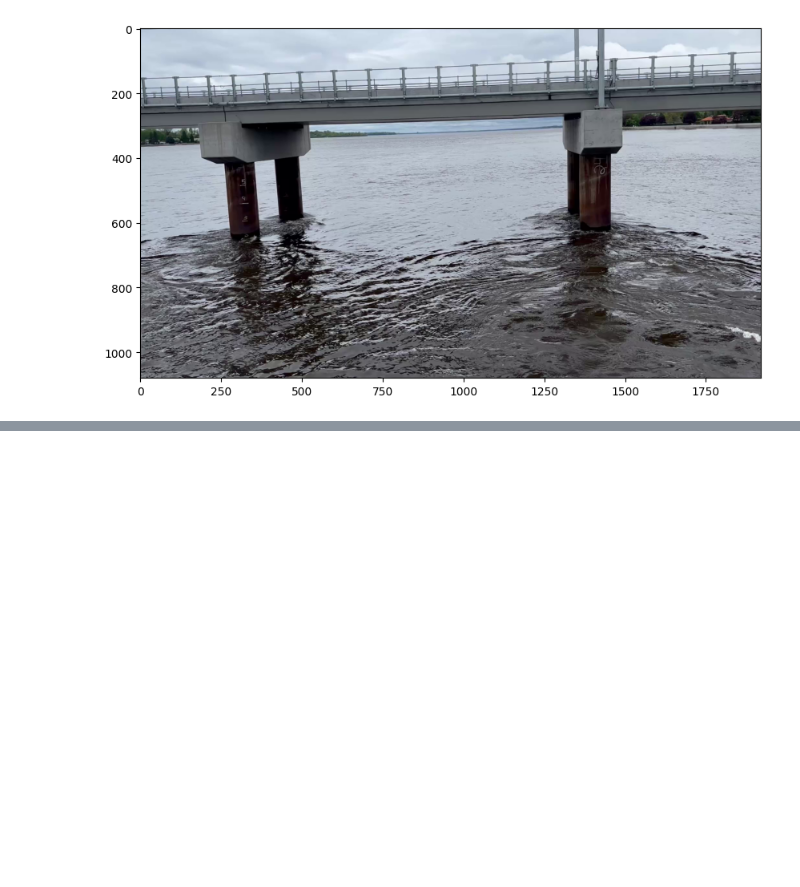
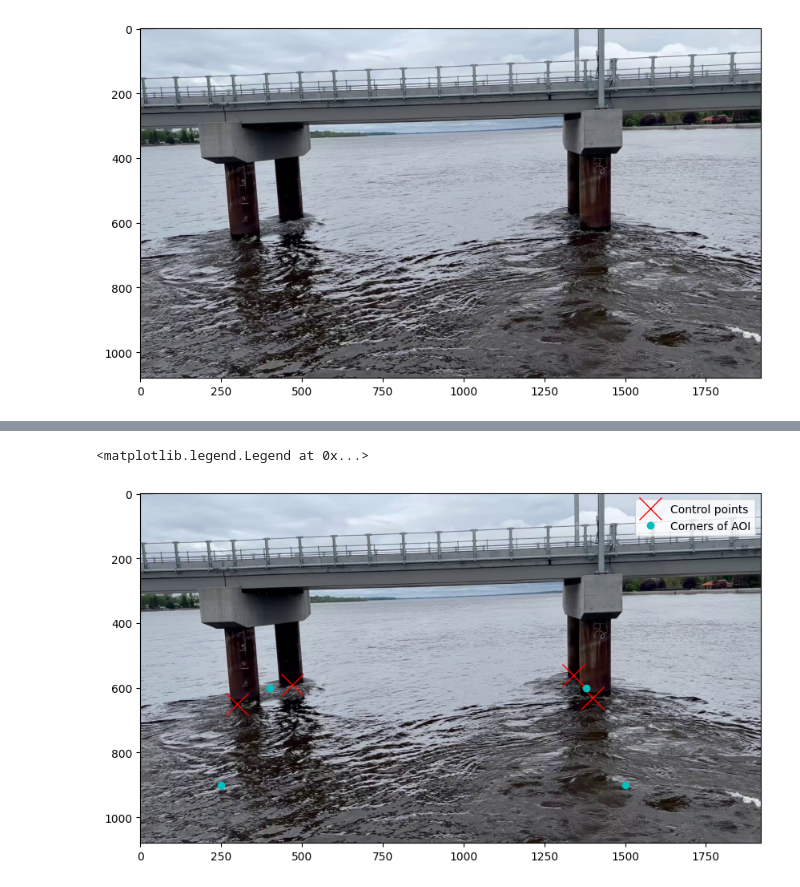
Before and after one commit to Willippe00/BenchRiverCam, a Jupyter notebook: FrameWork/pyopenrivercam/1-config.ipynb, the cells around one changed output, grey strips where cells are left out. Drawn from its saved outputs; the diff is of its cells as text; code cells hidden in the pictures; blank space fills up the shorter version.

```diff
--- a/FrameWork/pyopenrivercam/1-config.ipynb
+++ b/FrameWork/pyopenrivercam/1-config.ipynb
@@ -32,0 +76,19 @@ plt.legend()
+# %%
+corners = [
+    [1500, 900],   # plus à droite et en bas
+    [1380, 600],   # plus à droite et en haut
+    [400, 600],    # plus à gauche et en haut
+    [250, 900]     # plus à gauche et en bas
+]
+cam_config.set_bbox_from_corners(corners)
+cam_config.resolution = 0.05
+cam_config.window_size = 64
+# %%
+f = plt.figure(figsize=(10, 6))
+plt.imshow(frame)
+plt.plot(*zip(*gcps["src"]), "rx", markersize=20, label="Control points")
+plt.plot(*zip(*corners), "co", label="Corners of AOI")
+plt.legend()
+# %% [output]
+<matplotlib.legend.Legend at 0x...>
+[figure, added]
```
Also changed, not shown: parts of 6 cells of this notebook, 4 other files.
